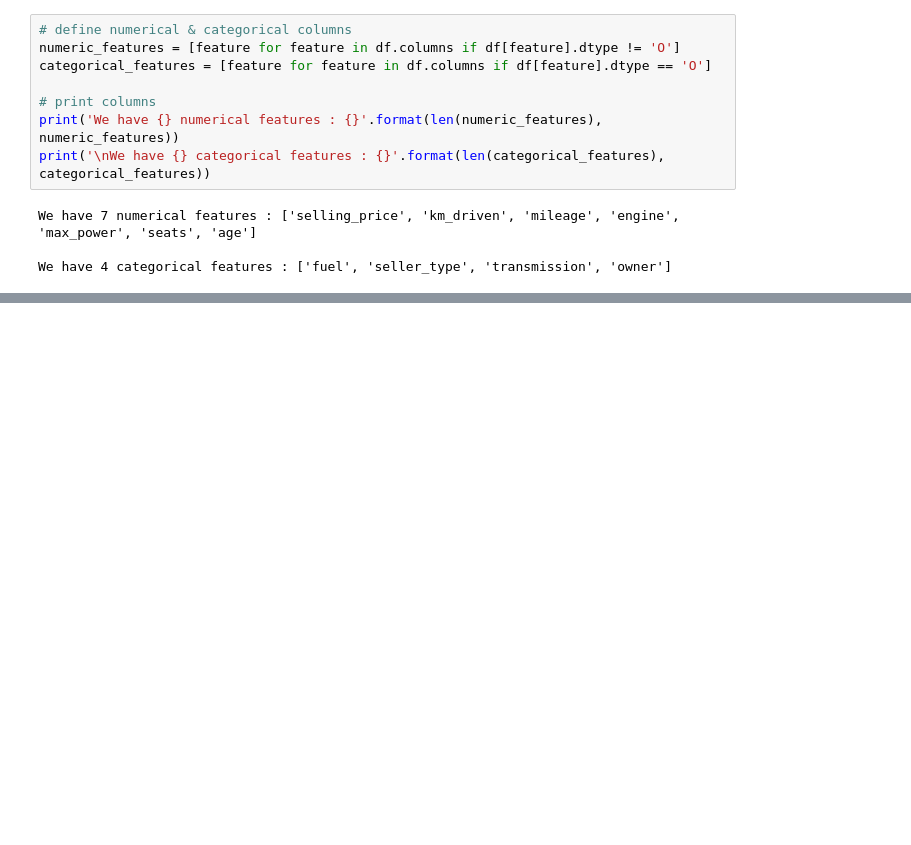
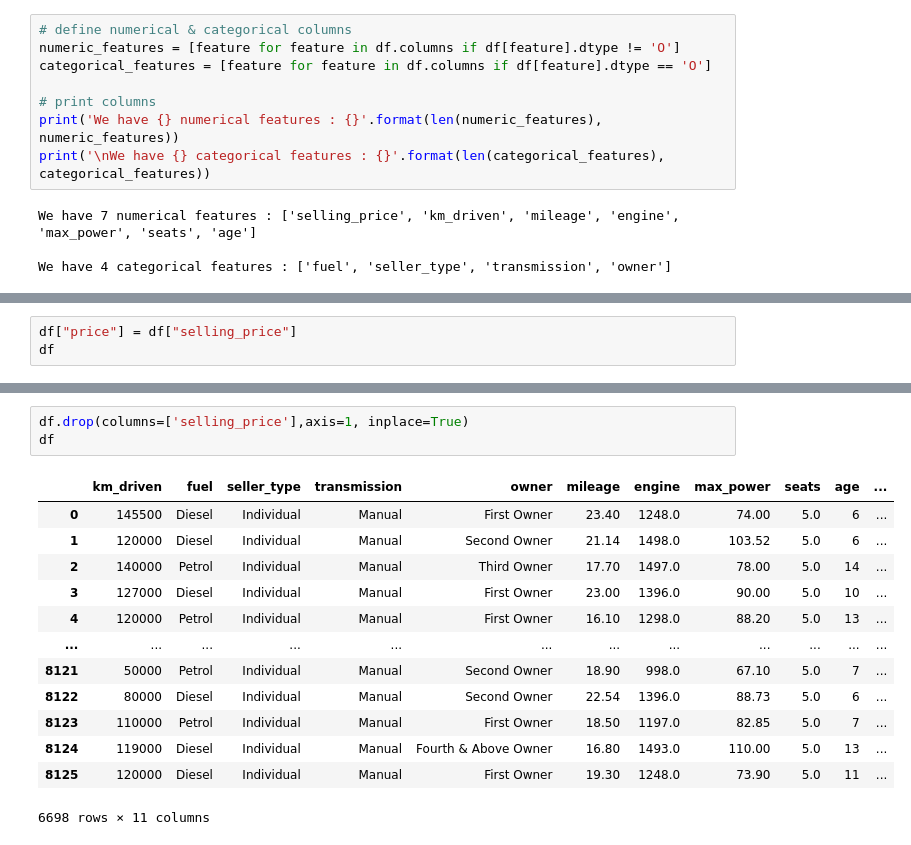
Before and after one commit to abhishektarun09/CS50x_Final_Project, a Jupyter notebook: notebook/notebook.ipynb, the cells around one changed output, grey strips where cells are left out. Saved outputs shown, nothing was run; the diff lists cells and outputs as text; blank space fills up the shorter version.

```diff
--- a/notebook/notebook.ipynb
+++ b/notebook/notebook.ipynb
@@ -432,0 +449,3 @@ We have 4 categorical features : ['fuel', 'seller_type', 'transmission', 'owner'
+# %%
+df["price"] = df["selling_price"]
+df
@@ -432,0 +466,17 @@ We have 4 categorical features : ['fuel', 'seller_type', 'transmission', 'owner'
+# %%
+df.drop(columns=['selling_price'],axis=1, inplace=True)
+df
+# %% [output]
+|  | km_driven | fuel | seller_type | transmission | owner | mileage | engine | max_power | seats | age | ... |
+| 0 | 145500 | Diesel | Individual | Manual | First Owner | 23.40 | 1248.0 | 74.00 | 5.0 | 6 | ... |
+| 1 | 120000 | Diesel | Individual | Manual | Second Owner | 21.14 | 1498.0 | 103.52 | 5.0 | 6 | ... |
+| 2 | 140000 | Petrol | Individual | Manual | Third Owner | 17.70 | 1497.0 | 78.00 | 5.0 | 14 | ... |
+| 3 | 127000 | Diesel | Individual | Manual | First Owner | 23.00 | 1396.0 | 90.00 | 5.0 | 10 | ... |
+| 4 | 120000 | Petrol | Individual | Manual | First Owner | 16.10 | 1298.0 | 88.20 | 5.0 | 13 | ... |
+| ... | ... | ... | ... | ... | ... | ... | ... | ... | ... | ... | ... |
+| 8121 | 50000 | Petrol | Individual | Manual | Second Owner | 18.90 | 998.0 | 67.10 | 5.0 | 7 | ... |
+| 8122 | 80000 | Diesel | Individual | Manual | Second Owner | 22.54 | 1396.0 | 88.73 | 5.0 | 6 | ... |
+| 8123 | 110000 | Petrol | Individual | Manual | First Owner | 18.50 | 1197.0 | 82.85 | 5.0 | 7 | ... |
+| 8124 | 119000 | Diesel | Individual | Manual | Fourth & Above Owner | 16.80 | 1493.0 | 110.00 | 5.0 | 13 | ... |
+| 8125 | 120000 | Diesel | Individual | Manual | First Owner | 19.30 | 1248.0 | 73.90 | 5.0 | 11 | ... |
+6698 rows × 11 columns
```
Also changed, not shown: parts of 4 cells of this notebook, 9 other files.
